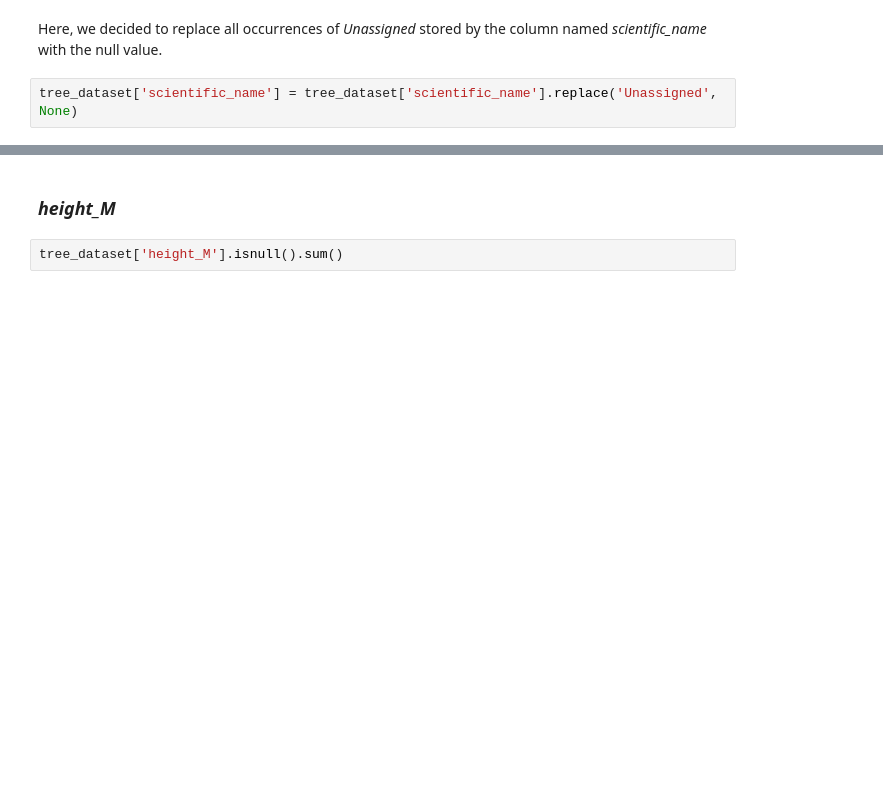
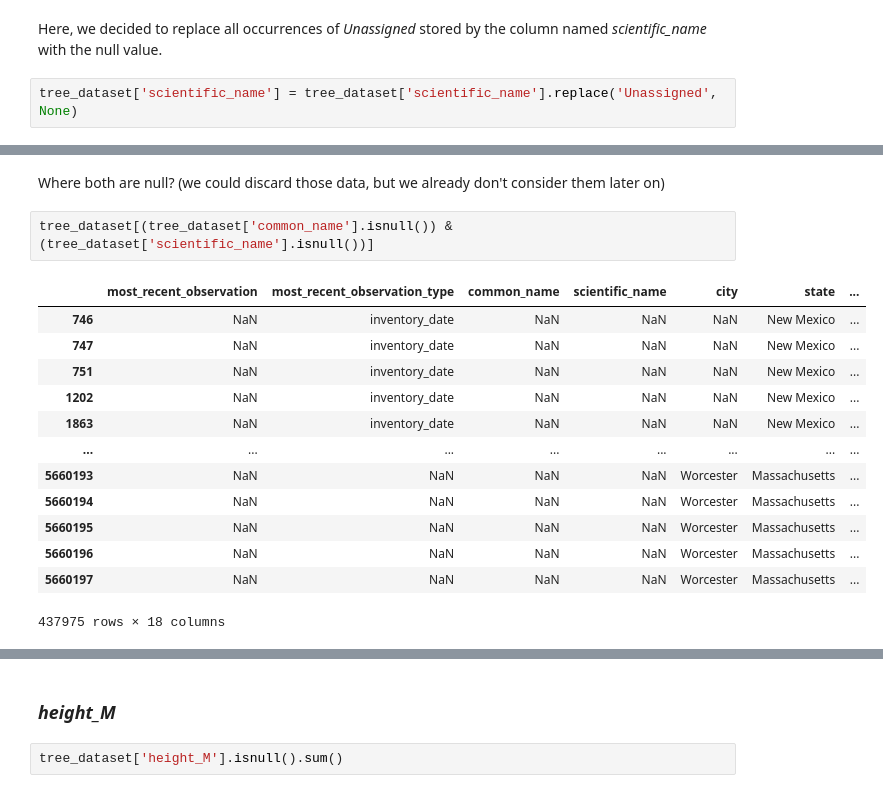
Before and after one commit to VittorioBartolomeoSecondin/DVIS-CAValli_Team, a Jupyter notebook: Assignment1 - Preprocessing.ipynb, the cells around one changed output, grey strips where cells are left out. Saved outputs shown, nothing was run; the diff lists cells and outputs as text; blank space fills up the shorter version.

```diff
--- a/Assignment1 - Preprocessing.ipynb
+++ b/Assignment1 - Preprocessing.ipynb
@@ -250,0 +267,18 @@ tree_dataset['scientific_name'] = tree_dataset['scientific_name'].replace('Unass
+# %% [markdown]
+Where both are null? (we could discard those data, but we already don't consider them later on)
+# %%
+tree_dataset[(tree_dataset['common_name'].isnull()) & (tree_dataset['scientific_name'].isnull())]
+# %% [output]
+|  | most_recent_observation | most_recent_observation_type | common_name | scientific_name | city | state | ... |
+| 746 | NaN | inventory_date | NaN | NaN | NaN | New Mexico | ... |
+| 747 | NaN | inventory_date | NaN | NaN | NaN | New Mexico | ... |
+| 751 | NaN | inventory_date | NaN | NaN | NaN | New Mexico | ... |
+| 1202 | NaN | inventory_date | NaN | NaN | NaN | New Mexico | ... |
+| 1863 | NaN | inventory_date | NaN | NaN | NaN | New Mexico | ... |
+| ... | ... | ... | ... | ... | ... | ... | ... |
+| 5660193 | NaN | NaN | NaN | NaN | Worcester | Massachusetts | ... |
+| 5660194 | NaN | NaN | NaN | NaN | Worcester | Massachusetts | ... |
+| 5660195 | NaN | NaN | NaN | NaN | Worcester | Massachusetts | ... |
+| 5660196 | NaN | NaN | NaN | NaN | Worcester | Massachusetts | ... |
+| 5660197 | NaN | NaN | NaN | NaN | Worcester | Massachusetts | ... |
+437975 rows × 18 columns
```
Also changed, not shown: parts of 21 cells of this notebook.
